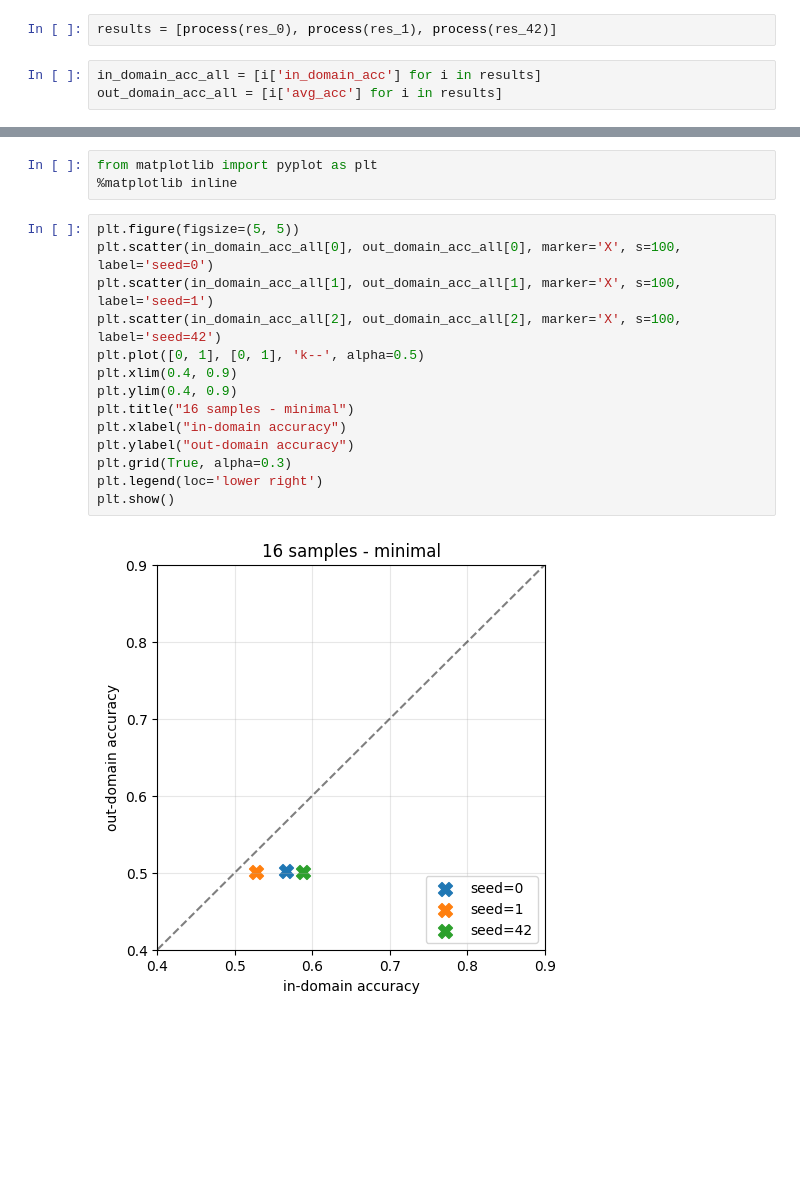
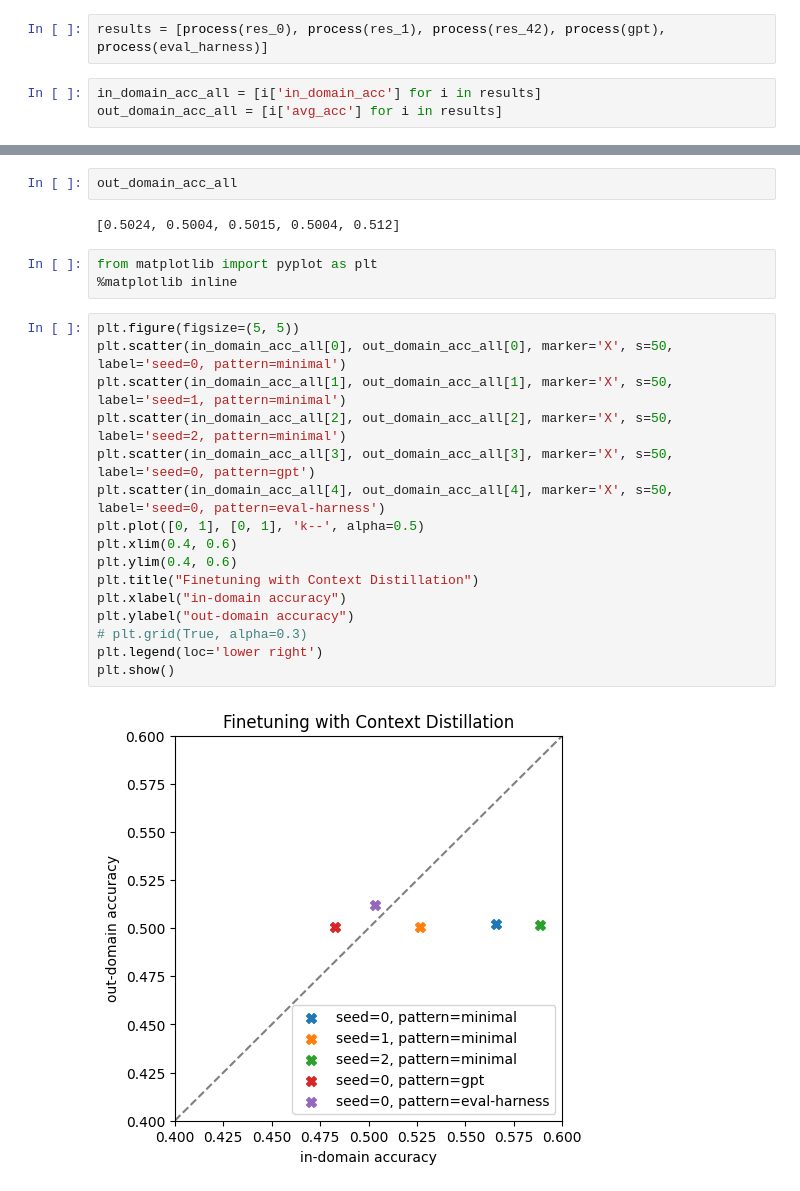
Before and after one commit to quannm3110/CS7643-Efficient-LLM, a Jupyter notebook: llmft_quan_1.ipynb, the cells around one changed output, grey strips where cells are left out. Saved outputs shown, nothing was run; the diff lists cells and outputs as text; blank space fills up the shorter version.

```diff
--- a/llmft_quan_1.ipynb
+++ b/llmft_quan_1.ipynb
@@ -895,7 +1201,7 @@ process(res_42)
  'out_domain_cont_acc': 0.033,
  'avg_acc': 0.5015}
 # %%
-results = [process(res_0), process(res_1), process(res_42)]
+results = [process(res_0), process(res_1), process(res_42), process(gpt), process(eval_harness)]
 # %%
 in_domain_acc_all = [i['in_domain_acc'] for i in results]
 out_domain_acc_all = [i['avg_acc'] for i in results]
@@ -902,19 +1216,25 @@ out_domain_acc_all = [i['avg_acc'] for i in results]
+# %%
+out_domain_acc_all
+# %% [output]
+[0.5024, 0.5004, 0.5015, 0.5004, 0.512]
 # %%
 from matplotlib import pyplot as plt
 %matplotlib inline
 # %%
 plt.figure(figsize=(5, 5))
-plt.scatter(in_domain_acc_all[0], out_domain_acc_all[0], marker='X', s=100, label='seed=0')
-plt.scatter(in_domain_acc_all[1], out_domain_acc_all[1], marker='X', s=100, label='seed=1')
-plt.scatter(in_domain_acc_all[2], out_domain_acc_all[2], marker='X', s=100, label='seed=42')
+plt.scatter(in_domain_acc_all[0], out_domain_acc_all[0], marker='X', s=50, label='seed=0, pattern=minimal')
+plt.scatter(in_domain_acc_all[1], out_domain_acc_all[1], marker='X', s=50, label='seed=1, pattern=minimal')
+plt.scatter(in_domain_acc_all[2], out_domain_acc_all[2], marker='X', s=50, label='seed=2, pattern=minimal')
+plt.scatter(in_domain_acc_all[3], out_domain_acc_all[3], marker='X', s=50, label='seed=0, pattern=gpt')
+plt.scatter(in_domain_acc_all[4], out_domain_acc_all[4], marker='X', s=50, label='seed=0, pattern=eval-harness')
 plt.plot([0, 1], [0, 1], 'k--', alpha=0.5)
-plt.xlim(0.4, 0.9)
-plt.ylim(0.4, 0.9)
-plt.title("16 samples - minimal")
+plt.xlim(0.4, 0.6)
+plt.ylim(0.4, 0.6)
+plt.title("Finetuning with Context Distillation")
 plt.xlabel("in-domain accuracy")
 plt.ylabel("out-domain accuracy")
-plt.grid(True, alpha=0.3)
+# plt.grid(True, alpha=0.3)
 plt.legend(loc='lower right')
 plt.show()
 # %% [output]
-[figure, old version]
+[figure, new version]
```
Also changed, not shown: parts of 6 cells of this notebook, 1 other file.
